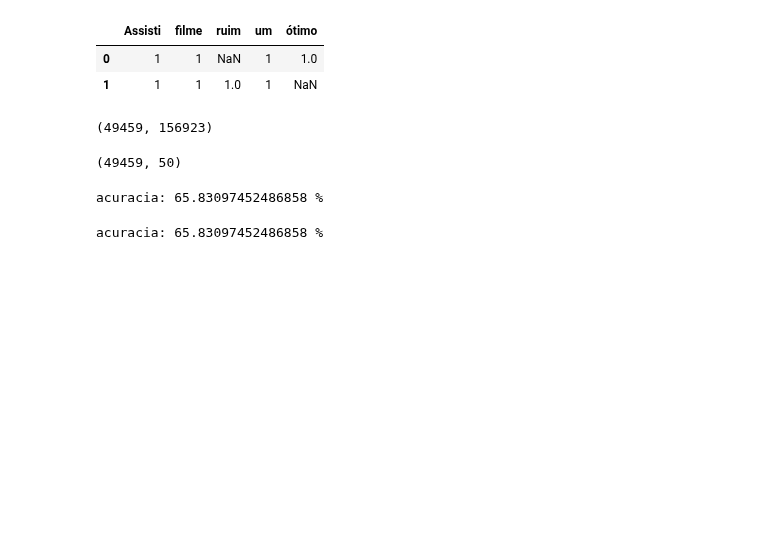
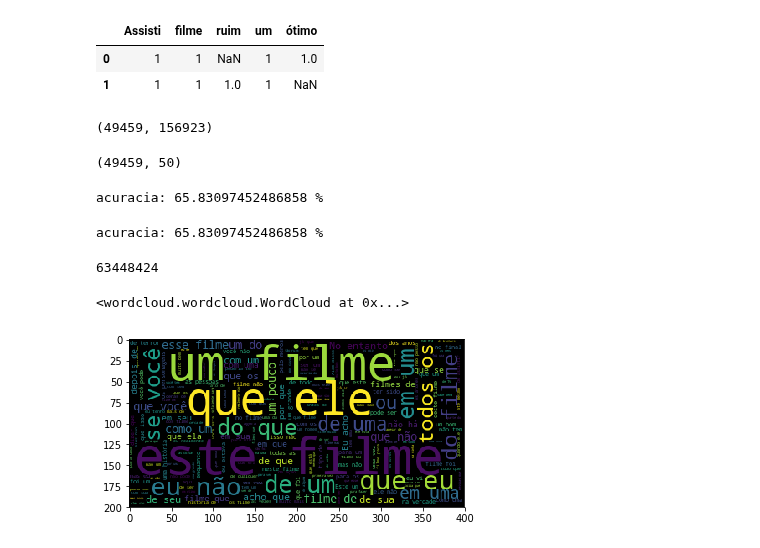
Before and after one commit to lsandrade/alura-ml, a Jupyter notebook: NLP.ipynb, the cells around one changed output. Drawn from its saved outputs; the diff is of its cells as text; code cells hidden in the pictures; blank space fills up the shorter version.

Commit message:
Gerando uma WorldCloud das resenhas

```diff
--- a/NLP.ipynb
+++ b/NLP.ipynb
@@ -153,3 +158,20 @@ acuracia = classificar_texto(resenhas, "text_pt", "classificacao")
 print(f"acuracia: {acuracia * 100} %")
 # %% [output]
 acuracia: 65.83097452486858 %
+# %%
+todas_palavras = " ".join([texto for texto in resenhas.text_pt])
+len(todas_palavras)
+# %% [output]
+63448424
+# %%
+nuvem_palavras = WordCloud().generate(todas_palavras)
+nuvem_palavras
+# %% [output]
+<wordcloud.wordcloud.WordCloud at 0x...>
+# %%
+plt.figure()
+
+plt.imshow(nuvem_palavras)
+plt.show()
+# %% [output]
+[figure, added]
```
Also changed, not shown: parts of 2 cells of this notebook.
